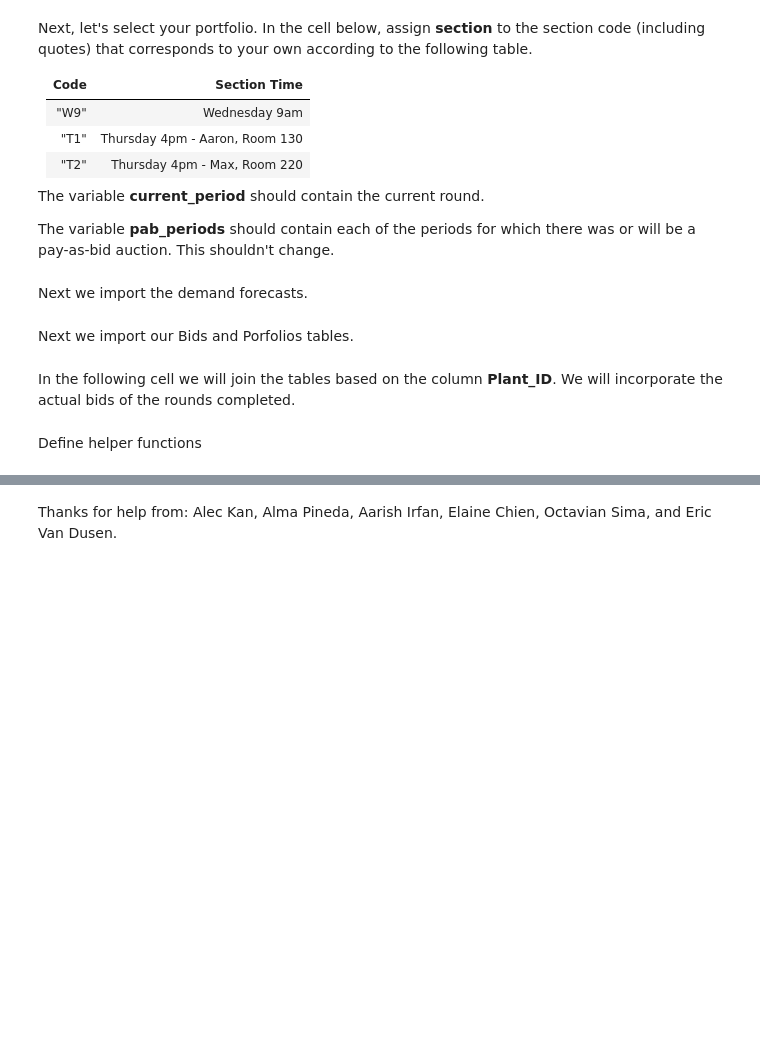
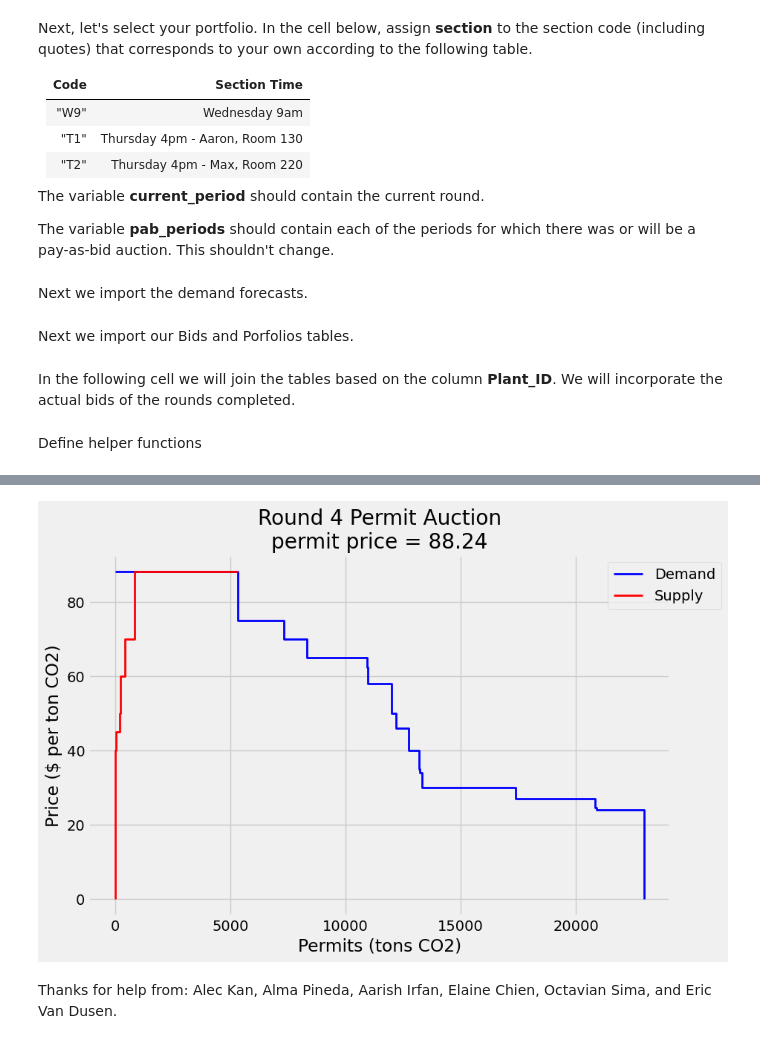
Before and after one commit to ds-modules/EEP-147-SP24, a Jupyter notebook: ESG-LectureGraphs/ESG_LectureGraphs.ipynb, the cells around one changed output, grey strips where cells are left out. Saved outputs shown, nothing was run; the diff lists cells and outputs as text; code cells hidden in the pictures; blank space fills up the shorter version.

Commit message:
updated permit market code

```diff
--- a/ESG-LectureGraphs/ESG_LectureGraphs.ipynb
+++ b/ESG-LectureGraphs/ESG_LectureGraphs.ipynb
@@ -315,7 +316,12 @@ if period < 7:
+# %%
+# Define permit market parameters
+price_floor = 24.04
+price_ceiling = 88.24
+govt_permits = [0, 0, 0, 0, 22570*4, 18288*4, 0]
 # %%
 def permit_plot(period, price_floor, price_ceiling, govt_permits):
 
-    auction_bids = pd.read_csv('2023 EEP 147 ESG Permit Auctions (Responses) - Form Responses 1.csv')
+    auction_bids = pd.read_csv(f'Bids/{year} EEP 147 ESG Permit Auctions (Responses) - Form Responses 1.csv')
     auction_bids = auction_bids[auction_bids['Round'].str.startswith('Round ' + str(period))]
     auction_bids = auction_bids[auction_bids['validbid'] == 'Y']
 
@@ -328,10 +334,10 @@ def permit_plot(period, price_floor, price_ceiling, govt_permits):
 
     #prepare price dataframes
     for price_i in range(1,4):
-        buy_bids_wide['p' + str(price_i)] = auction_bids['Buy price ' + str(price_i) + ' (' + str(buy_order[price_i-1]) + ')']
-        buy_bids_wide['q' + str(price_i)] = auction_bids['Maximum permits to buy at price ' + str(price_i)]
-        sell_bids_wide['p' + str(price_i)] = auction_bids['Sell price ' + str(price_i) + ' (' + str(sell_order[price_i-1]) + ')']
-        sell_bids_wide['q' + str(price_i)] = auction_bids['Maximum permits to sell at price ' + str(price_i)]
+        buy_bids_wide['p' + str(price_i)] = auction_bids['Buy price ' + str(price_i) + ' (' + str(buy_order[price_i-1]) + ')'].astype(str).str.replace(',', '').astype(float)
+        buy_bids_wide['q' + str(price_i)] = auction_bids['Maximum permits to buy at price ' + str(price_i)].astype(str).str.replace(',', '').astype(float)
+        sell_bids_wide['p' + str(price_i)] = auction_bids['Sell price ' + str(price_i) + ' (' + str(sell_order[price_i-1]) + ')'].astype(str).str.replace(',', '').astype(float)
+        sell_bids_wide['q' + str(price_i)] = auction_bids['Maximum permits to sell at price ' + str(price_i)].astype(str).str.replace(',', '').astype(float)
         if price_i>1:
             for j in range(1, price_i):
                 #subtract prior quantities for additional steps (just want step length)
@@ -344,18 +350,21 @@ def permit_plot(period, price_floor, price_ceiling, govt_permits):
     sell_bids = pd.wide_to_long(sell_bids_wide, stubnames=['p', 'q'], i='id', j='num').reset_index(drop=True)
 
     #add government bids to sell bids
-    sell_bids = sell_bids.append({'p': price_floor, 'q': govt_permits[period-1]}, ignore_index=True)
+    sell_bids = pd.concat([sell_bids, pd.DataFrame({'p': price_floor, 'q': govt_permits[period-1]}, index=[0])], ignore_index=True)
+    #sell_bids = sell_bids.append({'p': price_floor, 'q': govt_permits[period-1]}, ignore_index=True)
 
     #make sure buy bids at 150 >= sell bids at 150
     excess_demand = buy_bids[buy_bids['p'] == price_ceiling]['q'].sum() - sell_bids[sell_bids['p'] <= price_ceiling]['q'].sum()
     if excess_demand > 0:
-        sell_bids = sell_bids.append({'p': price_ceiling, 'q': excess_demand}, ignore_index=True)
+        sell_bids = pd.concat([sell_bids, pd.DataFrame({'p': price_ceiling, 'q': excess_demand}, index=[0])], ignore_index=True)
+        #sell_bids = sell_bids.append({'p': price_ceiling, 'q': excess_demand}, ignore_index=True)
 
     #collapse each price into a single bid, then sort
     buy_bids = buy_bids.dropna().groupby('p').sum().reset_index().sort_values(by='p', ascending=False)
     sell_bids = sell_bids.dropna().groupby('p').sum().reset_index().sort_values(by='p', ascending=True)
 
-    market_df = buy_bids['p'].append(sell_bids['p']).to_frame().sort_values(by='p').drop_duplicates().reset_index(drop=True)
+    market_df = pd.concat([buy_bids['p'], sell_bids['p']]).to_frame().sort_values(by='p').drop_duplicates().reset_index(drop=True)
+    #market_df = buy_bids['p'].append(sell_bids['p']).to_frame().sort_values(by='p').drop_duplicates().reset_index(drop=True)
     market_df['bq'] = [buy_bids[buy_bids['p'] >= p]['q'].sum() for p in market_df['p']]
     market_df['sq'] = [sell_bids[sell_bids['p'] <= p]['q'].sum() for p in market_df['p']]
     #get two possible points at which the demand and supply could have intersected.
@@ -392,33 +401,35 @@ def permit_plot(period, price_floor, price_ceiling, govt_permits):
             x_vec[2*i] = x_vec[2*i - 1]
             x_vec[2*i + 1] = x_vec[2*i] + w
     h_vec = np.append(h_vec, 0)
     x_vec = np.append(x_vec, x_vec[-1])
     line_demand = plt.plot(x_vec, h_vec, 'b', label='Demand', linewidth=2)
 
     #add supply line
     num_sell_bids = sell_bids.shape[0]
     x_vec = np.zeros(num_sell_bids * 2)
     h_vec = np.zeros(num_sell_bids * 2)
     for i, (w, h) in enumerate(zip(sell_bids['q'], sell_bids['p'])):
         h_vec[2*i] = h
         h_vec[2*i+1] = h
         if i == 0:
             x_vec[1] = w
         else:
             x_vec[2*i] = x_vec[2*i - 1]
             x_vec[2*i + 1] = x_vec[2*i] + w
     h_vec = np.insert(h_vec, 0, 0)
     x_vec = np.insert(x_vec, 0, 0)
     line_supply = plt.plot(x_vec, h_vec, 'r', label='Supply', linewidth=2)
 
     plt.legend(bbox_to_anchor=(1.1,1))
 
     plt.title('Round ' + str(period) + ' Permit Auction\npermit price = ' + str(round(permit_price,2)))
     plt.xlabel('Permits (tons CO2)')
     plt.ylabel('Price ($ per ton CO2)')
 
 if period > 3:
-    permit_plot(period, 22, 100, [0, 0, 0, 0, 22640*4, 18288*4, 0])
+    permit_plot(period, price_floor, price_ceiling, govt_permits)
     plt.savefig("permit_market.png", bbox_inches="tight")
+# %% [output]
+[figure, added]
 # %% [markdown]
 Thanks for help from: Alec Kan, Alma Pineda, Aarish Irfan, Elaine Chien, Octavian Sima, and Eric Van Dusen.
```
Also changed, not shown: parts of 2 cells of this notebook, 6 other files.
